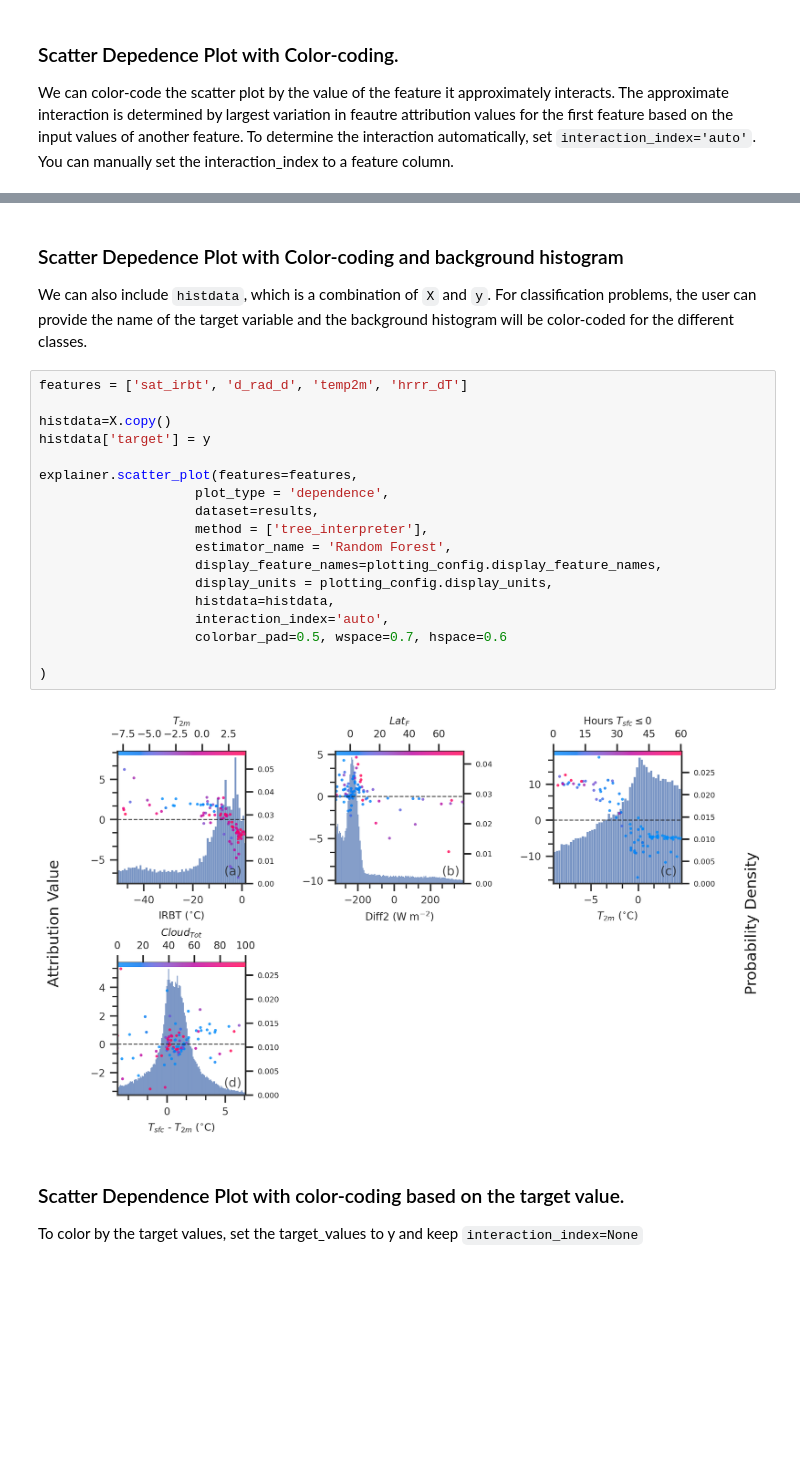
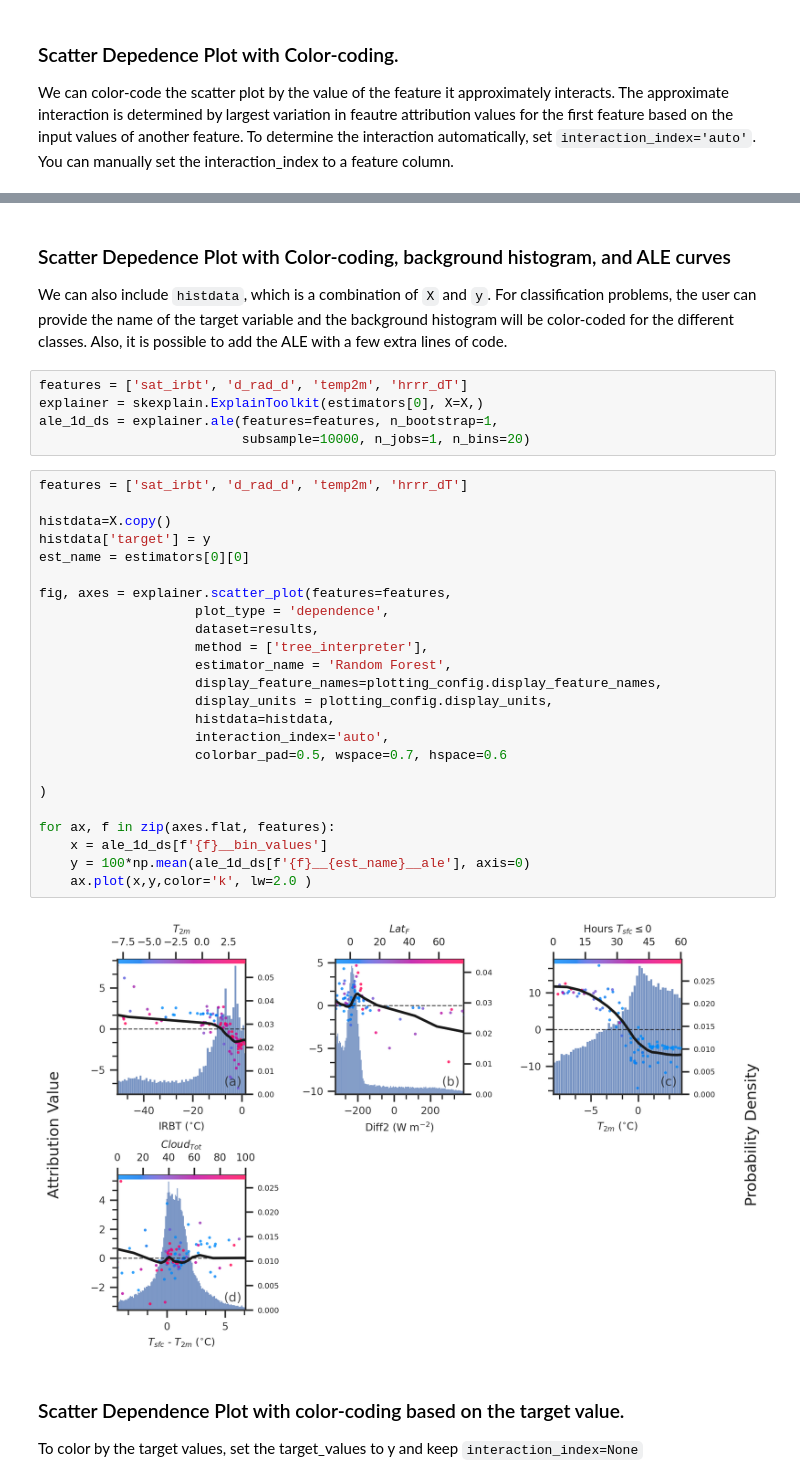
Before and after one commit to monte-flora/scikit-explain, a Jupyter notebook: tutorial_notebooks/additional_feature_attribution_plots.ipynb, the cells around one changed output, grey strips where cells are left out. Drawn from its saved outputs; the diff is of its cells as text; blank space fills up the shorter version.

```diff
--- a/tutorial_notebooks/additional_feature_attribution_plots.ipynb
+++ b/tutorial_notebooks/additional_feature_attribution_plots.ipynb
@@ -181,26 +204,37 @@ explainer.scatter_plot(features=features,
 # %% [markdown]
-### Scatter Depedence Plot with Color-coding and background histogram
-We can also include `histdata`, which is a combination of `X` and `y`. For classification problems, the user can provide the name of the target variable and the background histogram will be color-coded for the different classes.
+### Scatter Depedence Plot with Color-coding,   background histogram, and ALE curves
+We can also include `histdata`, which is a combination of `X` and `y`. For classification problems, the user can provide the name of the target variable and the background histogram will be color-coded for the different classes. Also, it is possible to add the ALE with a few extra lines of code.
+# %%
+features = ['sat_irbt', 'd_rad_d', 'temp2m', 'hrrr_dT']
+explainer = skexplain.ExplainToolkit(estimators[0], X=X,)
+ale_1d_ds = explainer.ale(features=features, n_bootstrap=1,
+                          subsample=10000, n_jobs=1, n_bins=20)
 # %%
 features = ['sat_irbt', 'd_rad_d', 'temp2m', 'hrrr_dT']
 
 histdata=X.copy()
 histdata['target'] = y
+est_name = estimators[0][0]
 
-explainer.scatter_plot(features=features,
+fig, axes = explainer.scatter_plot(features=features,
                     plot_type = 'dependence',
                     dataset=results,
                     method = ['tree_interpreter'],
                     estimator_name = 'Random Forest',
                     display_feature_names=plotting_config.display_feature_names,
                     display_units = plotting_config.display_units,
                     histdata=histdata,
                     interaction_index='auto',
                     colorbar_pad=0.5, wspace=0.7, hspace=0.6
 
 )
+
+for ax, f in zip(axes.flat, features):
+    x = ale_1d_ds[f'{f}__bin_values']
+    y = 100*np.mean(ale_1d_ds[f'{f}__{est_name}__ale'], axis=0)
+    ax.plot(x,y,color='k', lw=2.0 )
 # %% [output]
-[figure, old version]
+[figure, new version]
 # %% [markdown]
 ### Scatter Dependence Plot with color-coding based on the target value.
 
```
Also changed, not shown: parts of 9 cells of this notebook, 16 other files.
